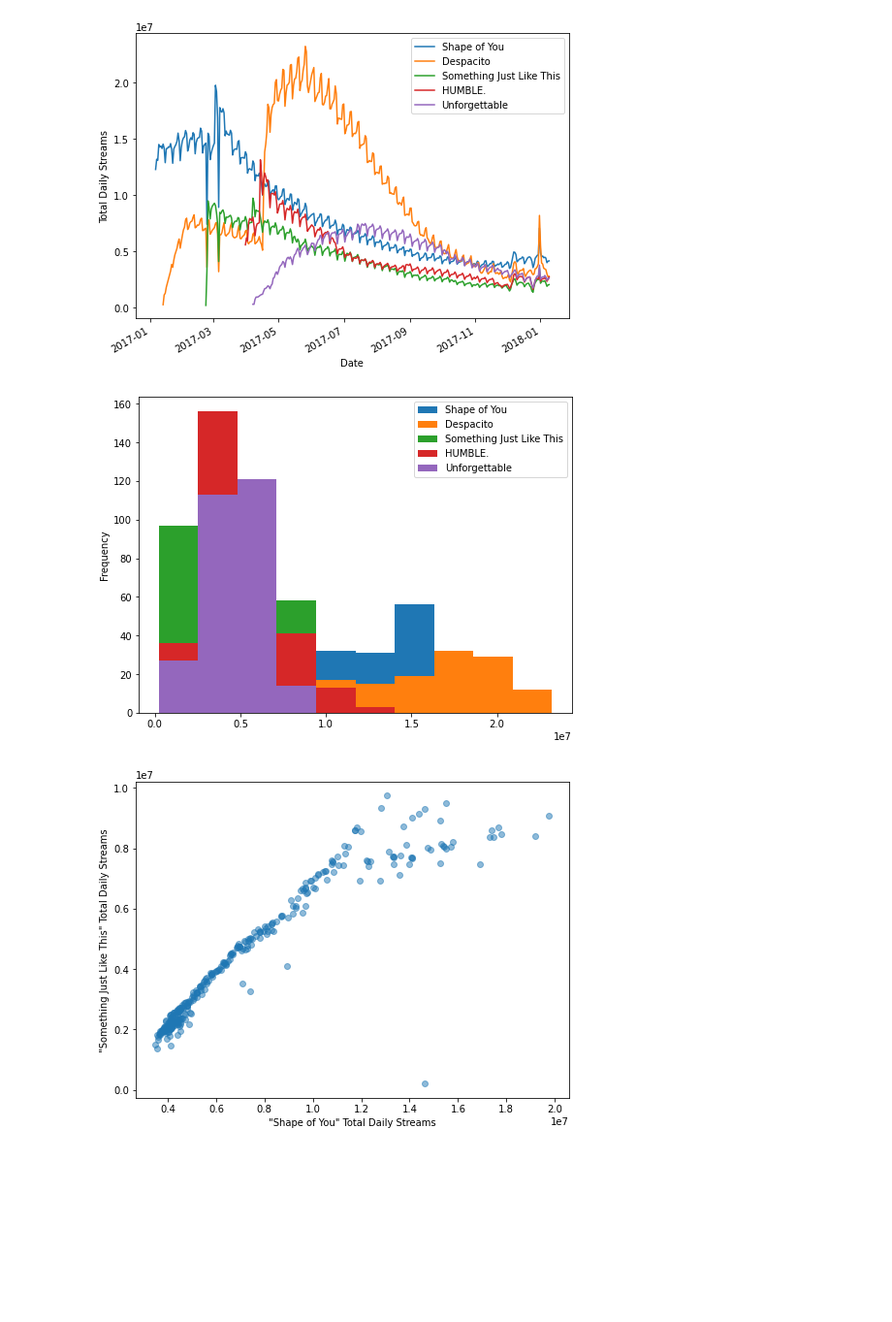
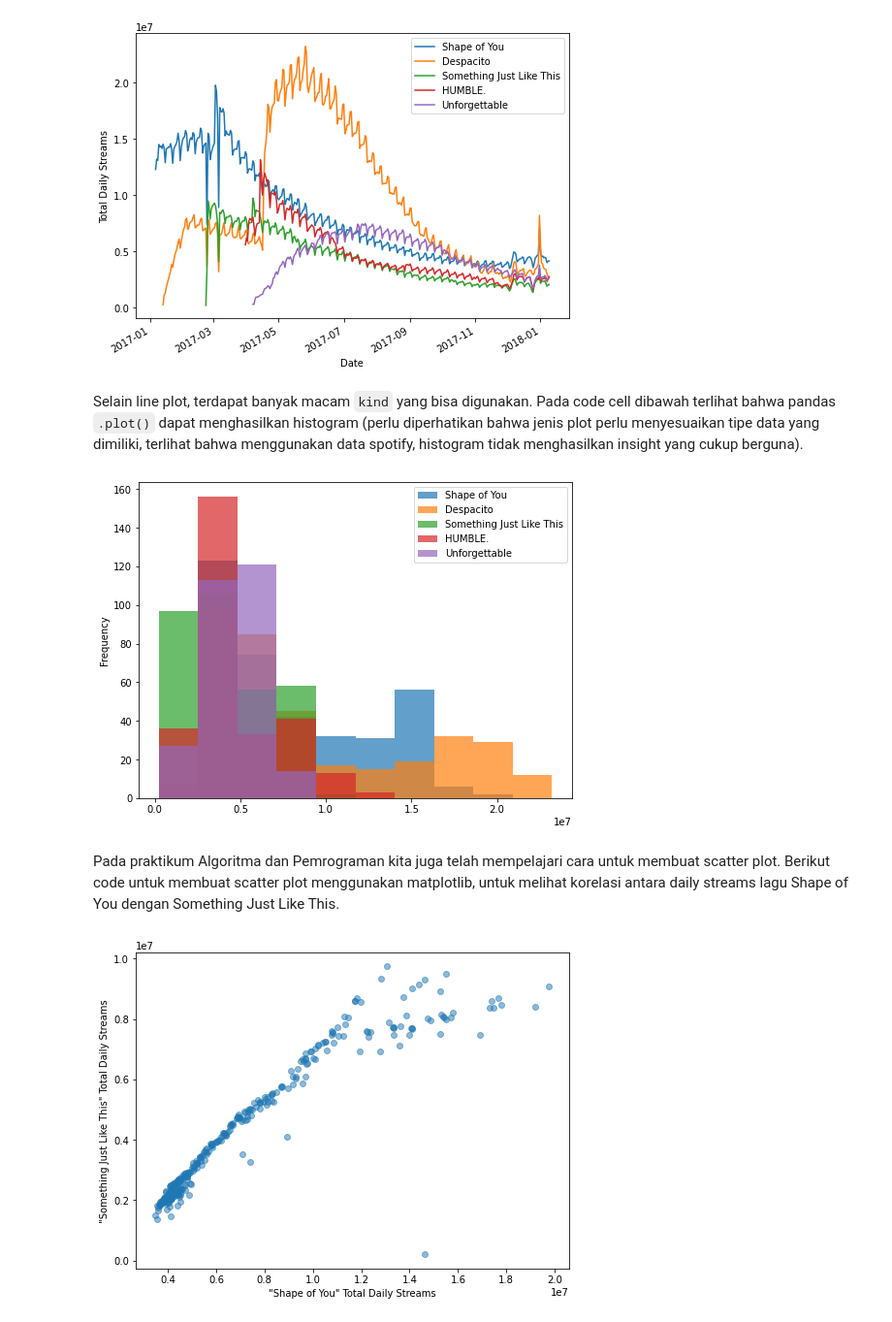
Before and after one commit to carlesoctav/sains-data-2023, a Jupyter notebook: main-module/week-02.ipynb, the cells around one changed output. Shown at 97% size. Drawn from its saved outputs; the diff is of its cells as text; code cells hidden in the pictures; blank space fills up the shorter version.

```diff
--- a/main-module/week-02.ipynb
+++ b/main-module/week-02.ipynb
@@ -52,10 +98,14 @@ plt.ylabel('Total Daily Streams')
 plt.show()
 # %% [output]
 [figure]
+# %% [markdown]
+Selain line plot, terdapat banyak macam `kind` yang bisa digunakan. Pada code cell dibawah terlihat bahwa pandas `.plot()` dapat menghasilkan histogram (perlu diperhatikan bahwa jenis plot perlu menyesuaikan tipe data yang dimiliki, terlihat bahwa menggunakan data spotify, histogram tidak menghasilkan insight yang cukup berguna).
 # %%
-spotify_df.plot(kind='hist', figsize=(8,6))
+spotify_df.plot(kind='hist', figsize=(8,6), alpha=.7)
 
 plt.show()
 # %% [output]
-[figure, old version]
+[figure, new version]
+# %% [markdown]
+Pada praktikum Algoritma dan Pemrograman kita juga telah mempelajari cara untuk membuat scatter plot. Berikut code untuk membuat scatter plot menggunakan matplotlib, untuk melihat korelasi antara daily streams lagu Shape of You dengan Something Just Like This.
 # %%
```
Also changed, not shown: parts of 87 cells of this notebook.
